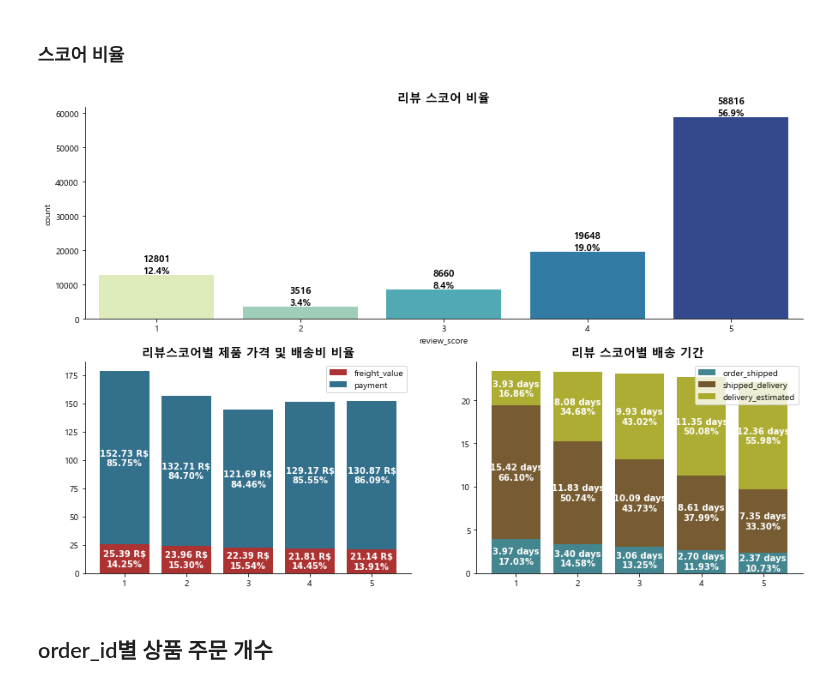
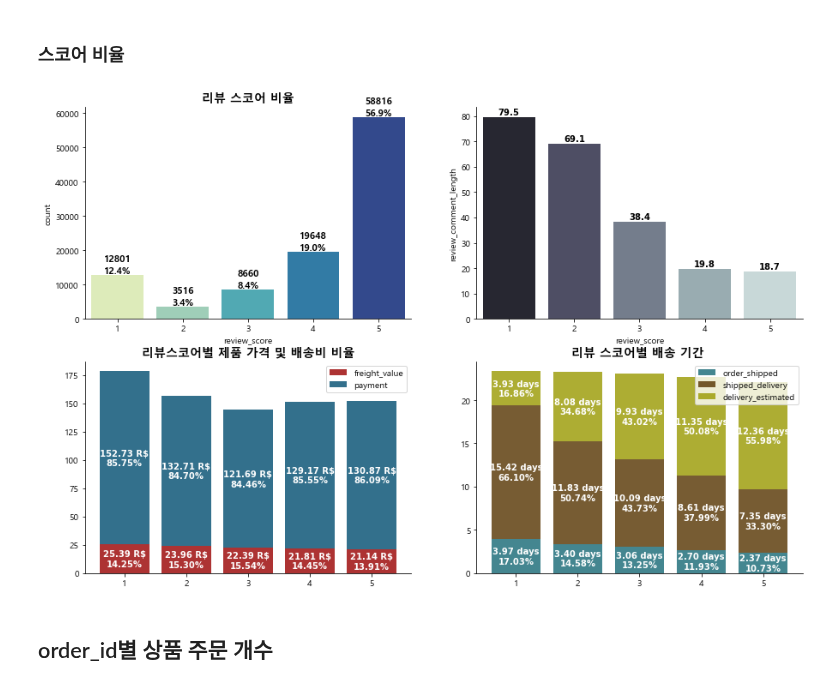
Before and after one commit to changyong93/project_Brazilian-E-Commerce-Public-Dataset-by-Olist, a Jupyter notebook: preprocessing and feature engineering.ipynb, the cells around one changed output. Saved outputs shown, nothing was run; the diff lists cells and outputs as text; code cells hidden in the pictures.

```diff
--- a/preprocessing and feature engineering.ipynb
+++ b/preprocessing and feature engineering.ipynb
@@ -336,0 +352,3 @@ olist_orders[olist_orders.order_id=="03c939fd7fd3b38f8485a0f95798f1f6"]
+# %%
+olist_order_reviews["review_comment_length"] = olist_order_reviews["review_comment_message"].map(lambda x : len(x) if type(x)==str else 0)
+olist_order_reviews.head(10)
@@ -474,6 +504,7 @@ df[date_type_cols] = df[date_type_cols].apply(pd.to_datetime)
 # %% [markdown]
 ## 시간대별 컬럼 생성
 # %%
+df["order_purchase_time"] = df.order_purchase_timestamp.map(lambda x : dt.datetime(x.year, x.month,x.day))
 df["year_month"] = df.order_purchase_timestamp.map(lambda x : dt.datetime(x.year, x.month,1))
 df["year"] = df.order_purchase_timestamp.dt.year
 df["month"] = df.order_purchase_timestamp.dt.month
@@ -723,9 +754,10 @@ plt.show()
 # %%
 fig = plt.figure(figsize = (15,10))
 gs = GridSpec(2,2, figure = fig)
-ax1 = fig.add_subplot(gs[0,:])
-ax2 = fig.add_subplot(gs[1,0])
-ax3 = fig.add_subplot(gs[1,1])
+ax1 = fig.add_subplot(gs[0,0])
+ax2 = fig.add_subplot(gs[0,1])
+ax3 = fig.add_subplot(gs[1,0])
+ax4 = fig.add_subplot(gs[1,1])
 
 #리뷰스코어 비율
 sns.countplot(data = df, x = "review_score", ax = ax1, palette="YlGnBu")
@@ -734,6 +766,13 @@ for i,num in enumerate(df.review_score.value_counts().sort_index().tolist()):
     ax1.annotate(s = f"{num}\n{num/df.shape[0]*100:.1f}%",
                 xy = [i, num+3000], va = "center", ha = 'center', size = 11, fontweight = "bold")
 
+#리뷰스코어별 코멘트 길이
+sns.barplot(data = df, x = "review_score", y="review_comment_length", ax=ax2, ci = None, palette = "bone")
+score_ReviewLength = df.groupby("review_score").review_comment_length.mean().round(1).to_frame()
+for i in score_ReviewLength.index:
+    ax2.annotate(s = f"{score_ReviewLength.loc[i,'review_comment_length']}",
+                 xy = [i-1,score_ReviewLength.loc[i,"review_comment_length"]+2], va = "center", ha ="center",
+                 fontweight = "bold", fontfamily = "Sans Serif")
 
 #리뷰스코어별 제품 가격 및 배송비 비율
 df_temp = df.copy()
@@ -741,57 +780,57 @@ df_temp["payment"] = df_temp.total_payment - df_temp.freight_value
 df_plot = df_temp.groupby("review_score").agg({"payment":"mean","freight_value":"mean"})
 df_plot["total_payment"] = df_plot.payment + df_plot.freight_value
 
-ax2.bar(x = df_plot.index, height = df_plot.freight_value, color = "#990000", alpha = 0.8, label = "freight_value")
-ax2.bar(x = df_plot.index, height = df_plot.payment, color = "#004c70", alpha = 0.8, label = "payment",bottom = df_plot.freight_value)
+ax3.bar(x = df_plot.index, height = df_plot.freight_value, color = "#990000", alpha = 0.8, label = "freight_value")
+ax3.bar(x = df_plot.index, height = df_plot.payment, color = "#004c70", alpha = 0.8, label = "payment",bottom = df_plot.freight_value)
 for i in df_plot.index:
-    ax2.annotate(s = f"{df_plot.loc[i,'payment']:.2f} R$\n{df_plot.loc[i,'payment']/df_plot.loc[i,'total_payment']*100:.2f}%",
+    ax3.annotate(s = f"{df_plot.loc[i,'payment']:.2f} R$\n{df_plot.loc[i,'payment']/df_plot.loc[i,'total_payment']*100:.2f}%",
                  xy = [i, df_plot.loc[i, 'payment']/2 + df_plot.loc[i, 'freight_value']],
                  va = "center", ha = "center", color = 'w', fontweight = 'bold', fontfamily = "Sans Serif")
 
 for i in df_plot.index:
-    ax2.annotate(s = f"{df_plot.loc[i,'freight_value']:.2f} R$\n{df_plot.loc[i,'freight_value']/df_plot.loc[i,'total_payment']*100:.2f}%",
+    ax3.annotate(s = f"{df_plot.loc[i,'freight_value']:.2f} R$\n{df_plot.loc[i,'freight_value']/df_plot.loc[i,'total_payment']*100:.2f}%",
                  xy = [i, df_plot.loc[i, 'freight_value']/2],
                  va = "center", ha = "center", color = 'w', fontweight = 'bold', fontfamily = "Sans Serif")
-ax2.set_title("리뷰스코어별 제품 가격 및 배송비 비율",size = 14, fontweight = "bold")
-ax2.legend(loc='upper right')
+ax3.set_title("리뷰스코어별 제품 가격 및 배송비 비율",size = 14, fontweight = "bold")
+ax3.legend(loc='upper right')
 
 #리뷰스코어별 평균 구매-상품적재 기간, 상품적재-배송완료 기간, 배송완료-예정배송 차이
 df_delivery_groupby = df_delivery.copy()
 df_delivery_groupby["order_shipped"] = (df_delivery_groupby.order_delivered_carrier_date - df_delivery_groupby.order_purchase_timestamp).dt.days
 df_delivery_groupby["shipped_delivery"] = (df_delivery_groupby.order_delivered_customer_date - df_delivery_groupby.order_delivered_carrier_date).dt.days
 df_delivery_groupby["delivery_estimated"] =  (df_delivery_groupby.order_estimated_delivery_date - df_delivery_groupby.order_delivered_customer_date).dt.days
 
 df_delivery_groupby = df_delivery_groupby.groupby("review_score").\
 agg({"order_shipped":"mean","shipped_delivery":"mean", "delivery_estimated":"mean"})
 df_delivery_groupby["tot"] = df_delivery_groupby.sum(axis=1)
 
-ax3.bar(x = df_delivery_groupby.index, height = df_delivery_groupby.order_shipped,
+ax4.bar(x = df_delivery_groupby.index, height = df_delivery_groupby.order_shipped,
         color = "#156875", alpha = 0.8, label = "order_shipped")
-ax3.bar(x = df_delivery_groupby.index, height = df_delivery_groupby.shipped_delivery,
+ax4.bar(x = df_delivery_groupby.index, height = df_delivery_groupby.shipped_delivery,
         color = "#553300", alpha = 0.8, label = "shipped_delivery", bottom = df_delivery_groupby.order_shipped)
-ax3.bar(x = df_delivery_groupby.index, height = df_delivery_groupby.delivery_estimated,
+ax4.bar(x = df_delivery_groupby.index, height = df_delivery_groupby.delivery_estimated,
         color = "#999900", alpha = 0.8, label = "delivery_estimated", bottom = df_delivery_groupby.shipped_delivery + df_delivery_groupby.order_shipped)
 
 for i in df_delivery_groupby.index:
-    ax3.annotate(s = f"{df_delivery_groupby.loc[i,'order_shipped']:.2f} days\n{df_delivery_groupby.loc[i,'order_shipped']/df_delivery_groupby.loc[i,'tot']*100:.2f}%",
+    ax4.annotate(s = f"{df_delivery_groupby.loc[i,'order_shipped']:.2f} days\n{df_delivery_groupby.loc[i,'order_shipped']/df_delivery_groupby.loc[i,'tot']*100:.2f}%",
                  xy = [i, df_delivery_groupby.loc[i, 'order_shipped']/2],
                  va = "center", ha = "center", color = 'w', fontweight = 'bold', fontfamily = "Sans Serif")
 
 for i in df_delivery_groupby.index:
-    ax3.annotate(s = f"{df_delivery_groupby.loc[i,'shipped_delivery']:.2f} days\n{df_delivery_groupby.loc[i,'shipped_delivery']/df_delivery_groupby.loc[i,'tot']*100:.2f}%",
+    ax4.annotate(s = f"{df_delivery_groupby.loc[i,'shipped_delivery']:.2f} days\n{df_delivery_groupby.loc[i,'shipped_delivery']/df_delivery_groupby.loc[i,'tot']*100:.2f}%",
                  xy = [i, df_delivery_groupby.loc[i, 'shipped_delivery']/2 + df_delivery_groupby.loc[i, 'order_shipped']],
                  va = "center", ha = "center", color = 'w', fontweight = 'bold', fontfamily = "Sans Serif")
 
 for i in df_delivery_groupby.index:
-    ax3.annotate(s = f"{df_delivery_groupby.loc[i,'delivery_estimated']:.2f} days\n{df_delivery_groupby.loc[i,'delivery_estimated']/df_delivery_groupby.loc[i,'tot']*100:.2f}%",
+    ax4.annotate(s = f"{df_delivery_groupby.loc[i,'delivery_estimated']:.2f} days\n{df_delivery_groupby.loc[i,'delivery_estimated']/df_delivery_groupby.loc[i,'tot']*100:.2f}%",
                  xy = [i, df_delivery_groupby.loc[i, 'delivery_estimated']/2 + df_delivery_groupby.loc[i, 'shipped_delivery'] + df_delivery_groupby.loc[i, 'order_shipped']],
                  va = "center", ha = "center", color = 'w', fontweight = 'bold', fontfamily = "Sans Serif")
 
-ax3.set_title("리뷰 스코어별 배송 기간 ",size = 14, fontweight = "bold")
-ax3.legend(loc='upper right')
+ax4.set_title("리뷰 스코어별 배송 기간 ",size = 14, fontweight = "bold")
+ax4.legend(loc='upper right')
 sns.despine()
 # %% [output]
-[figure, old version]
+[figure, new version]
 # %% [markdown]
 ## order_id별 상품 주문 개수
 # %%
```
Also changed, not shown: parts of 84 cells of this notebook.
